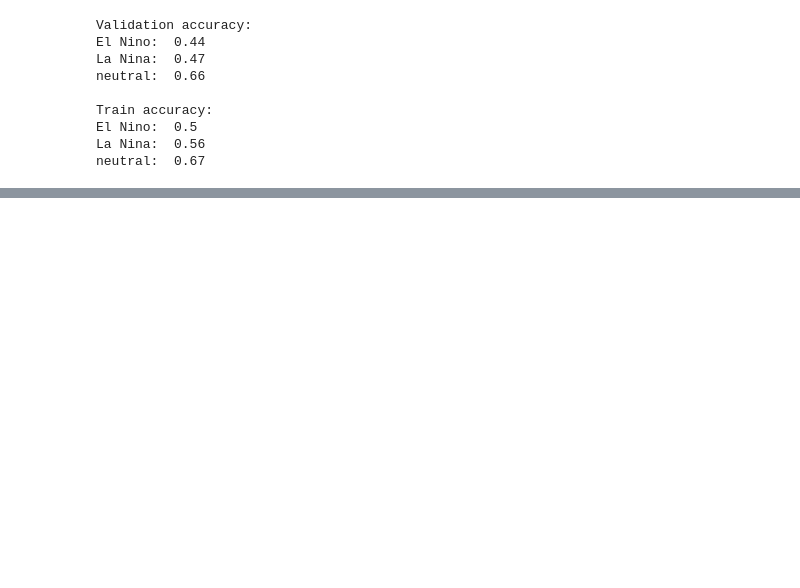
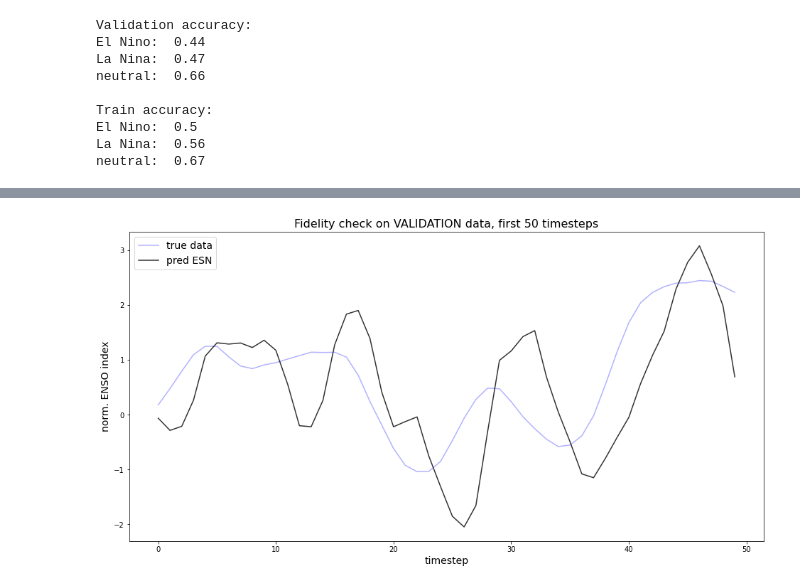
Before and after one commit to MarcoLandtHayen/EchoStateNetworks, a Jupyter notebook: notebooks/ESN_exp06_ENSO.ipynb, the cells around one changed output, grey strips where cells are left out. Saved outputs shown, nothing was run; the diff lists cells and outputs as text; code cells hidden in the pictures; blank space fills up the shorter version.

```diff
--- a/notebooks/ESN_exp06_ENSO.ipynb
+++ b/notebooks/ESN_exp06_ENSO.ipynb
@@ -467,0 +564,15 @@ neutral:  0.67
+# %%
+# look at timestep j
+j = 5
+
+# Fidelity check: Plot val_pred vs. val_targets, but only the first 50 timesteps
+plt.figure(figsize=(16,8))
+plt.plot(range(len(val_target[j:50+j])),val_target[j:50+j],'b',label="true data", alpha=0.3)
+plt.plot(range(len(val_pred_all[:50,j])),val_pred_all[:50,j],'k',  alpha=0.8, label='pred ESN')
+plt.title('Fidelity check on VALIDATION data, first 50 timesteps', fontsize=16)
+plt.xlabel('timestep', fontsize=14)
+plt.ylabel('norm. ENSO index', fontsize=14)
+plt.legend(fontsize=14)
+plt.show()
+# %% [output]
+[figure, added]
```
Also changed, not shown: parts of 14 cells of this notebook.
